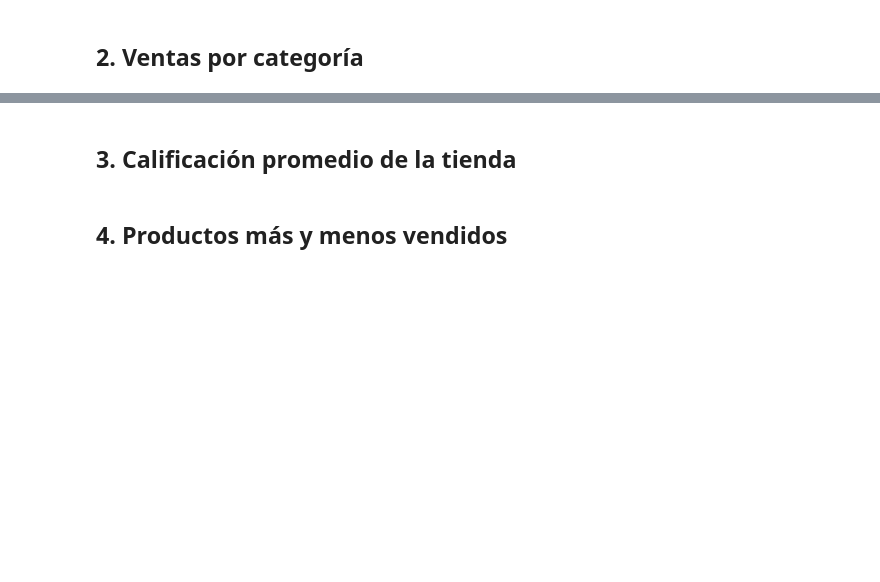
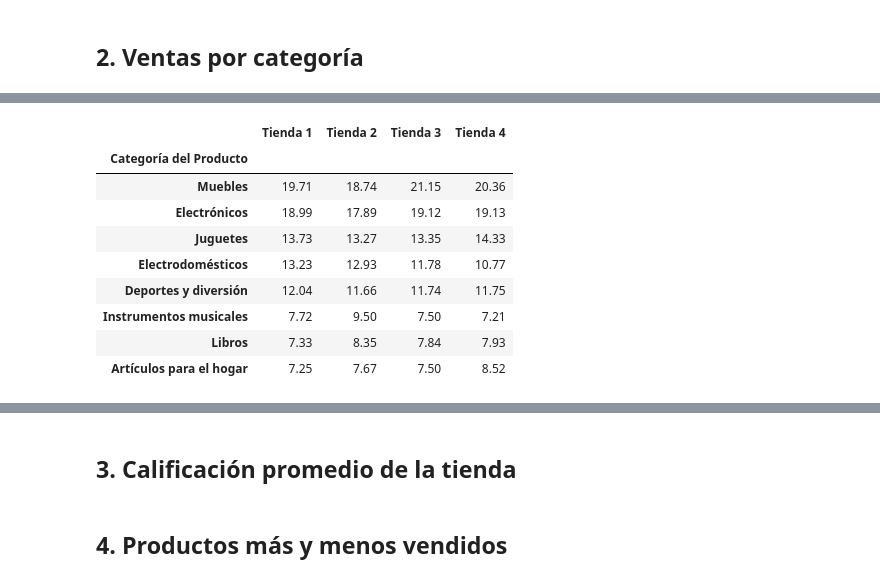
Before and after one commit to Omar05129/Alura-Store-Challengue, a Jupyter notebook: AluraStoreLatam.ipynb, the cells around one changed output, grey strips where cells are left out. Drawn from its saved outputs; the diff is of its cells as text; code cells hidden in the pictures; blank space fills up the shorter version.

Commit message:
Agrega ventas de cada tienda por categoria

```diff
--- a/AluraStoreLatam.ipynb
+++ b/AluraStoreLatam.ipynb
@@ -167,2 +192,8 @@ print(Ingresos_Totales)
 # %% [markdown]
 ## 2. Ventas por categoría
+# %%
+#Calcular la cantidad de productos vendidos por categoria en cada tienda
+#La idea es agrupar los datos por categoría y contar el número de ventas de cada tipo, mostrando las categorías más populares de cada tienda
+ventas_por_categoria=tienda["Categoría del Producto"].value_counts(normalize=True).to_frame()
+ventas_por_categoria.columns = ["Tienda 1"]
+ventas_por_categoria
@@ -168,0 +211,4 @@ print(Ingresos_Totales)
+# %%
+ventas_por_categoria2=tienda2["Categoría del Producto"].value_counts(normalize=True).to_frame()
+ventas_por_categoria2.columns = ["Tienda 2"]
+ventas_por_categoria2
@@ -168,0 +226,4 @@ print(Ingresos_Totales)
+# %%
+ventas_por_categoria3=tienda3["Categoría del Producto"].value_counts(normalize=True).to_frame()
+ventas_por_categoria3.columns = ["Tienda 3"]
+ventas_por_categoria3
@@ -168,0 +241,4 @@ print(Ingresos_Totales)
+# %%
+ventas_por_categoria4=tienda4["Categoría del Producto"].value_counts(normalize=True).to_frame()
+ventas_por_categoria4.columns = ["Tienda 4"]
+ventas_por_categoria4
@@ -168,0 +256,15 @@ print(Ingresos_Totales)
+# %%
+ventas_por_categoria_total=pd.concat([ventas_por_categoria,ventas_por_categoria2,ventas_por_categoria3,ventas_por_categoria4],axis=1)
+ventas_por_categoria_total = (ventas_por_categoria_total * 100).round(2) #Conversión a porcentaje y redondeo a dos decimales
+ventas_por_categoria_total
+# %% [output]
+|  | Tienda 1 | Tienda 2 | Tienda 3 | Tienda 4 |
+| Categoría del Producto |  |  |  |  |
+| Muebles | 19.71 | 18.74 | 21.15 | 20.36 |
+| Electrónicos | 18.99 | 17.89 | 19.12 | 19.13 |
+| Juguetes | 13.73 | 13.27 | 13.35 | 14.33 |
+| Electrodomésticos | 13.23 | 12.93 | 11.78 | 10.77 |
+| Deportes y diversión | 12.04 | 11.66 | 11.74 | 11.75 |
+| Instrumentos musicales | 7.72 | 9.50 | 7.50 | 7.21 |
+| Libros | 7.33 | 8.35 | 7.84 | 7.93 |
+| Artículos para el hogar | 7.25 | 7.67 | 7.50 | 8.52 |
```
Also changed, not shown: parts of 8 cells of this notebook.
